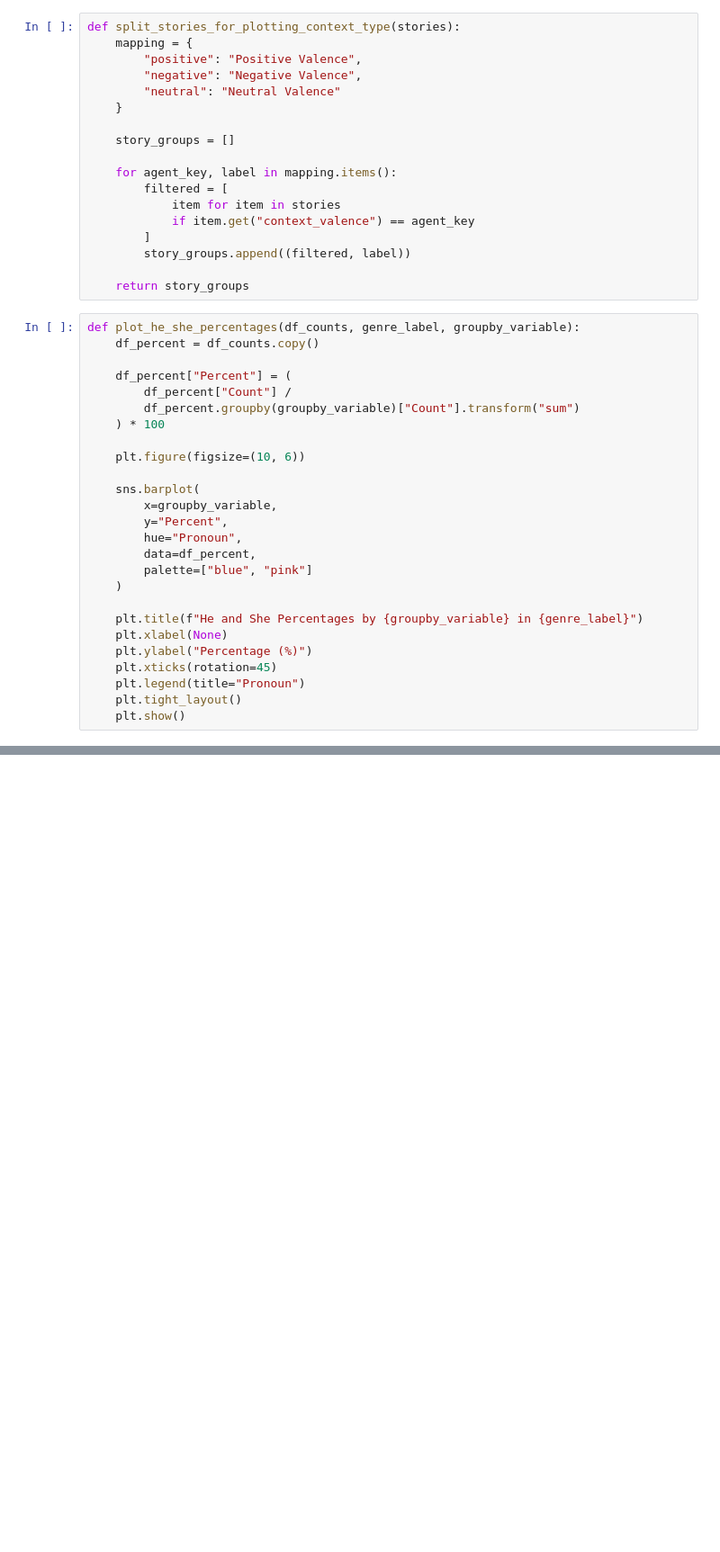
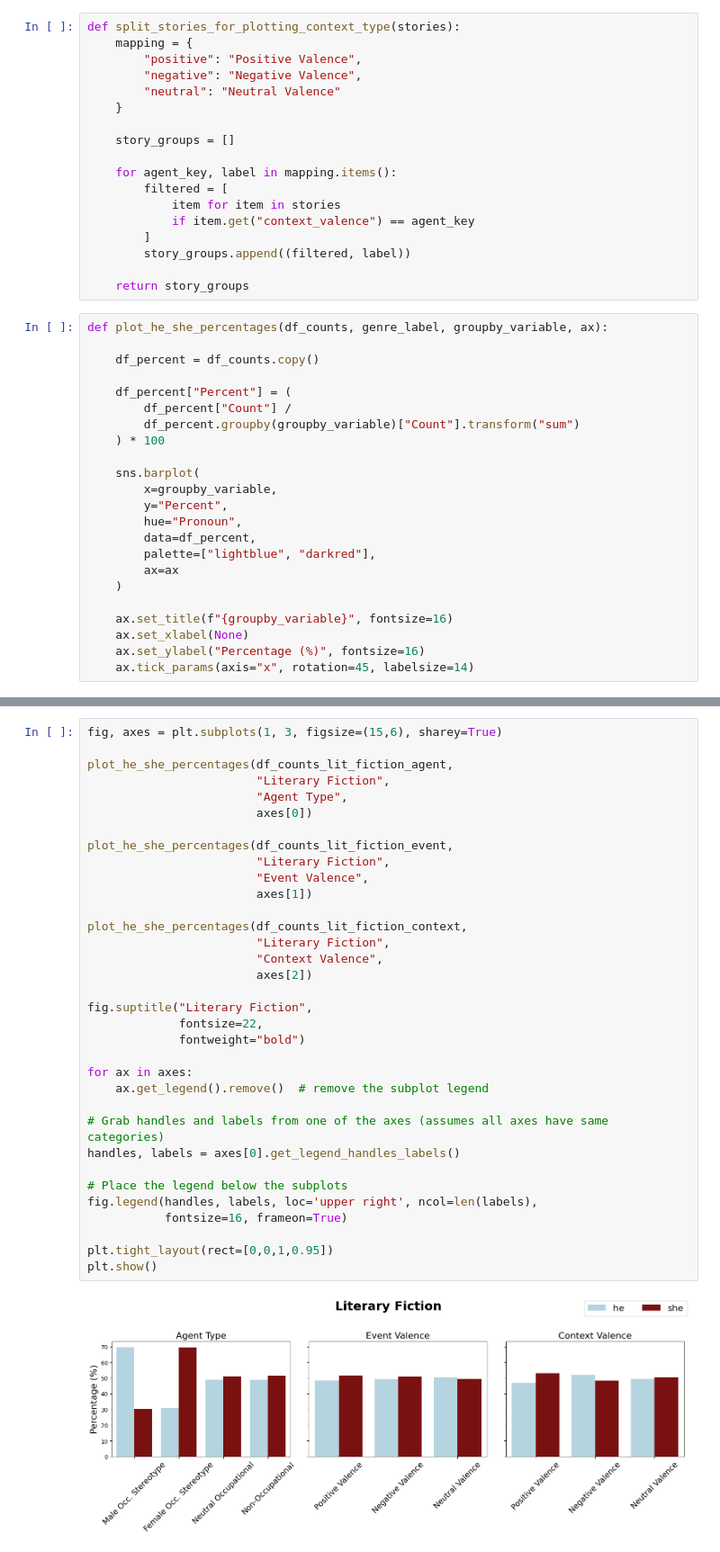
Before and after one commit to Idun9000/Gender-Stereotypes-in-LLM-generated-short-stories, a Jupyter notebook: notebooks/Gender bias analysis/gender_representation.ipynb, the cells around one changed output, grey strips where cells are left out. Shown at 90% size. Drawn from its saved outputs; the diff is of its cells as text; blank space fills up the shorter version.

Commit message:
story similarity across genre

```diff
--- a/notebooks/Gender bias analysis/gender_representation.ipynb
+++ b/notebooks/Gender bias analysis/gender_representation.ipynb
@@ -116,7 +118,8 @@ def split_stories_for_plotting_context_type(stories):
 
     return story_groups
 # %%
-def plot_he_she_percentages(df_counts, genre_label, groupby_variable):
+def plot_he_she_percentages(df_counts, genre_label, groupby_variable, ax):
+
     df_percent = df_counts.copy()
 
     df_percent["Percent"] = (
@@ -124,21 +127,17 @@ def plot_he_she_percentages(df_counts, genre_label, groupby_variable):
         df_percent.groupby(groupby_variable)["Count"].transform("sum")
     ) * 100
 
-    plt.figure(figsize=(10, 6))
-
     sns.barplot(
         x=groupby_variable,
         y="Percent",
         hue="Pronoun",
         data=df_percent,
-        palette=["blue", "pink"]
+        palette=["lightblue", "darkred"],
+        ax=ax
     )
 
-    plt.title(f"He and She Percentages by {groupby_variable} in {genre_label}")
-    plt.xlabel(None)
-    plt.ylabel("Percentage (%)")
-    plt.xticks(rotation=45)
-    plt.legend(title="Pronoun")
-    plt.tight_layout()
-    plt.show()
+    ax.set_title(f"{groupby_variable}", fontsize=16)
+    ax.set_xlabel(None)
+    ax.set_ylabel("Percentage (%)", fontsize=16)
+    ax.tick_params(axis="x", rotation=45, labelsize=14)
 # %% [markdown]
@@ -166,0 +174,36 @@ plot_he_she_percentages(df_counts_lit_fiction_context, "Literary Fiction", "Cont
+# %%
+fig, axes = plt.subplots(1, 3, figsize=(15,6), sharey=True)
+
+plot_he_she_percentages(df_counts_lit_fiction_agent,
+                        "Literary Fiction",
+                        "Agent Type",
+                        axes[0])
+
+plot_he_she_percentages(df_counts_lit_fiction_event,
+                        "Literary Fiction",
+                        "Event Valence",
+                        axes[1])
+
+plot_he_she_percentages(df_counts_lit_fiction_context,
+                        "Literary Fiction",
+                        "Context Valence",
+                        axes[2])
+
+fig.suptitle("Literary Fiction",
+             fontsize=22,
+             fontweight="bold")
+
+for ax in axes:
+    ax.get_legend().remove()  # remove the subplot legend
+
+# Grab handles and labels from one of the axes (assumes all axes have same categories)
+handles, labels = axes[0].get_legend_handles_labels()
+
+# Place the legend below the subplots
+fig.legend(handles, labels, loc='upper right', ncol=len(labels),
+           fontsize=16, frameon=True)
+
+plt.tight_layout(rect=[0,0,1,0.95])
+plt.show()
+# %% [output]
+[figure, added]
```
Also changed, not shown: parts of 13 cells of this notebook, 7 other files.
